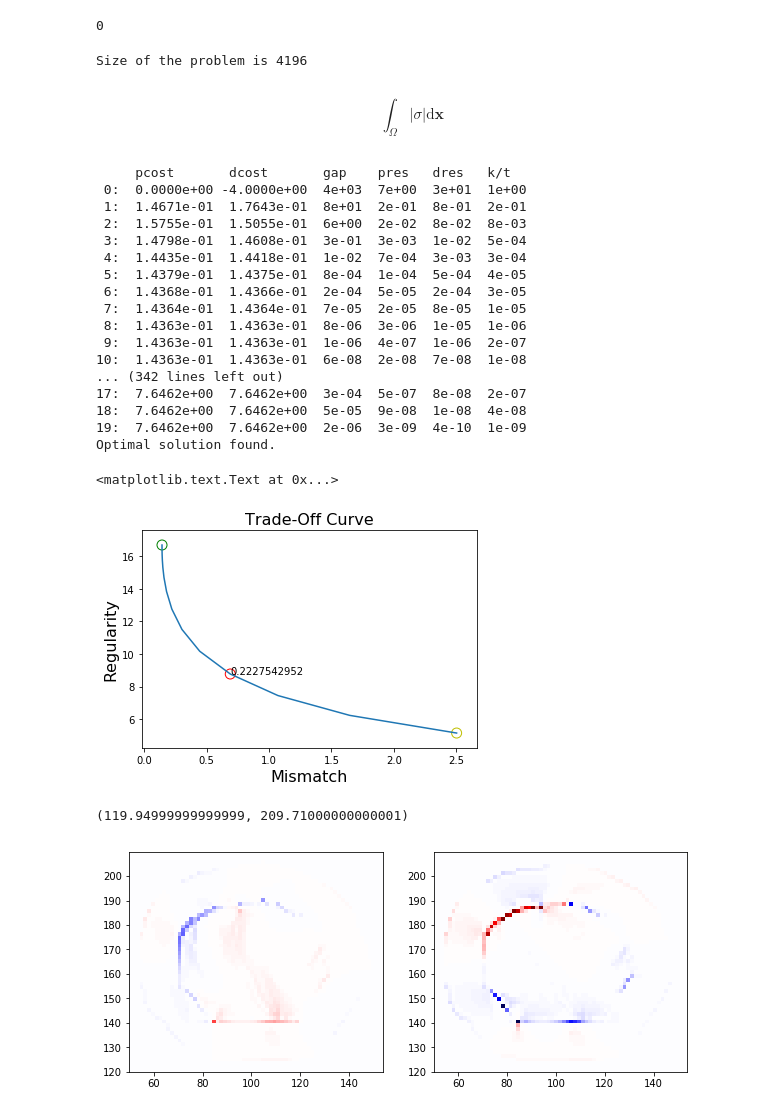
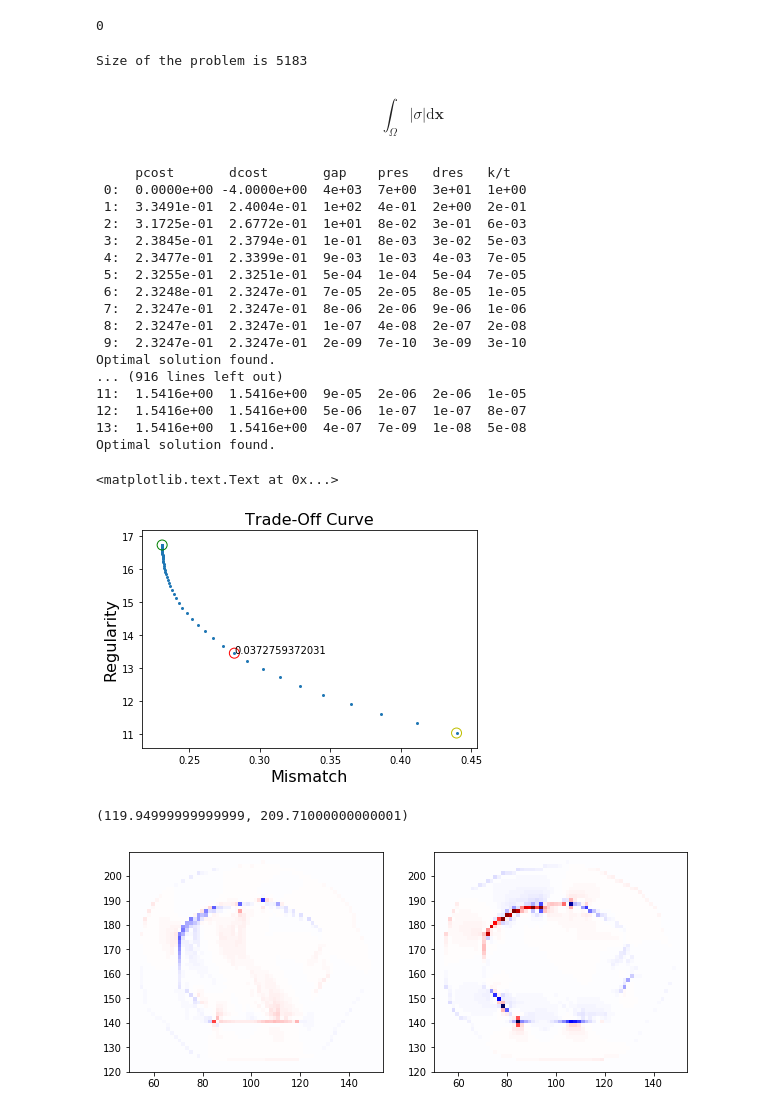
Before and after one commit to jcalifornia/tractionforce, a Jupyter notebook: paper/numerics/unidata/figures-L1-synthetic_data-expanded.ipynb, the cells around one changed output. Saved outputs shown, nothing was run; the diff lists cells and outputs as text; code cells hidden in the pictures.

```diff
--- a/paper/numerics/unidata/figures-L1-synthetic_data-expanded.ipynb
+++ b/paper/numerics/unidata/figures-L1-synthetic_data-expanded.ipynb
@@ -32,9 +32,9 @@ Populating the interactive namespace from numpy and matplotlib
 # %%
 pdata = pd.read_csv("./t2_generated.csv")
 # %%
-CUTOFF  = 8
-N_SOLUTIONS = 24
-gamma_vals = np.logspace(-5, 0, N_SOLUTIONS)
+CUTOFF  = 12
+N_SOLUTIONS = 64
+gamma_vals = np.logspace(-4, -1, N_SOLUTIONS)
 
 
 
@@ -84,7 +84,7 @@ y_center = np.mean(y_in)
 
 G_in_in_xx, G_in_in_xy, G_out_in_xx, G_out_in_xy, G_in_in_yy, G_in_in_yx, G_out_in_yy, G_out_in_yx, Dx, Dy = gen_matrices(x_in,y_in,x_out,y_out,dx,dy,loworder = True)
 # %% [output]
-Size of the problem is 4196
+Size of the problem is 5183
 # %%
 
 obs_x_in = deflection_x[condition_inside]
@@ -175,42 +175,42 @@ pad_results = [invert_one(val) for val in gamma_vals]
 # %% [output]
      pcost       dcost       gap    pres   dres   k/t
  0:  0.0000e+00 -4.0000e+00  4e+03  7e+00  3e+01  1e+00
- 1:  1.4671e-01  1.7643e-01  8e+01  2e-01  8e-01  2e-01
- 2:  1.5755e-01  1.5055e-01  6e+00  2e-02  8e-02  8e-03
- 3:  1.4798e-01  1.4608e-01  3e-01  3e-03  1e-02  5e-04
- 4:  1.4435e-01  1.4418e-01  1e-02  7e-04  3e-03  3e-04
- 5:  1.4379e-01  1.4375e-01  8e-04  1e-04  5e-04  4e-05
- 6:  1.4368e-01  1.4366e-01  2e-04  5e-05  2e-04  3e-05
- 7:  1.4364e-01  1.4364e-01  7e-05  2e-05  8e-05  1e-05
- 8:  1.4363e-01  1.4363e-01  8e-06  3e-06  1e-05  1e-06
- 9:  1.4363e-01  1.4363e-01  1e-06  4e-07  1e-06  2e-07
-10:  1.4363e-01  1.4363e-01  6e-08  2e-08  7e-08  1e-08
-... (342 lines left out)
-17:  7.6462e+00  7.6462e+00  3e-04  5e-07  8e-08  2e-07
-18:  7.6462e+00  7.6462e+00  5e-05  9e-08  1e-08  4e-08
-19:  7.6462e+00  7.6462e+00  2e-06  3e-09  4e-10  1e-09
+ 1:  3.3491e-01  2.4004e-01  1e+02  4e-01  2e+00  2e-01
+ 2:  3.1725e-01  2.6772e-01  1e+01  8e-02  3e-01  6e-03
+ 3:  2.3845e-01  2.3794e-01  1e-01  8e-03  3e-02  5e-03
+ 4:  2.3477e-01  2.3399e-01  9e-03  1e-03  4e-03  7e-05
+ 5:  2.3255e-01  2.3251e-01  5e-04  1e-04  5e-04  7e-05
+ 6:  2.3248e-01  2.3247e-01  7e-05  2e-05  8e-05  1e-05
+ 7:  2.3247e-01  2.3247e-01  8e-06  2e-06  9e-06  1e-06
+ 8:  2.3247e-01  2.3247e-01  1e-07  4e-08  2e-07  2e-08
+ 9:  2.3247e-01  2.3247e-01  2e-09  7e-10  3e-09  3e-10
 Optimal solution found.
+... (916 lines left out)
+11:  1.5416e+00  1.5416e+00  9e-05  2e-06  2e-06  1e-05
+12:  1.5416e+00  1.5416e+00  5e-06  1e-07  1e-07  8e-07
+13:  1.5416e+00  1.5416e+00  4e-07  7e-09  1e-08  5e-08
+Optimal solution found.
 # %%
-data_error = [res[1] for res in pad_results]
-reg_error = [res[2] for res in pad_results]
-lvals = [res[3] for res in pad_results]
+data_error = [res[1] for res in pad_results ]
+reg_error = [res[2] for res in pad_results ]
+lvals = [res[3] for res in pad_results ]
 
 l_curve_distances = np.abs((reg_error[-1]-reg_error[0])*np.array(data_error) -  \
             (data_error[-1]-data_error[0])*np.array(reg_error)+data_error[-1]*reg_error[0]-reg_error[-1]*data_error[0])
 best = np.argsort(l_curve_distances)[-1]
 
-plt.plot( data_error, reg_error)
+plt.scatter( data_error, reg_error,s=4)
 plt.scatter(data_error[best],reg_error[best],s=100, facecolors='none', edgecolors='r')
 plt.scatter(data_error[0],reg_error[0],s=100, facecolors='none', edgecolors='g')
 plt.scatter(data_error[-1],reg_error[-1],s=100, facecolors='none', edgecolors='y')
 
 plt.xlabel("Mismatch", fontsize=16)
 plt.ylabel("Regularity", fontsize=16)
 plt.title('Trade-Off Curve', fontsize=16)
 plt.text(data_error[best],reg_error[best],lvals[best])
 # %% [output]
 <matplotlib.text.Text at 0x...>
-[figure, old version]
+[figure, new version]
 # %%
 s_x = np.zeros(coords.shape[0])
 s_y = np.zeros(coords.shape[0])
@@ -244,7 +244,7 @@ plt.xlim((x_min - 20, x_max + 20))
 plt.ylim((y_min - 20, y_max + 20))
 # %% [output]
 (119.94999999999999, 209.71000000000001)
-[figure, old version]
+[figure, new version]
 # %%
 import pickle
 import gzip
```
Also changed, not shown: 5 other files.
